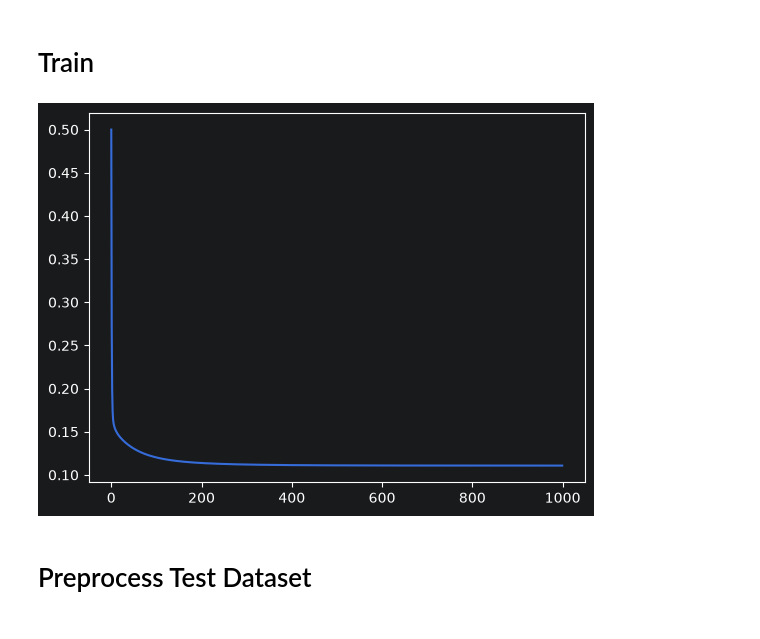
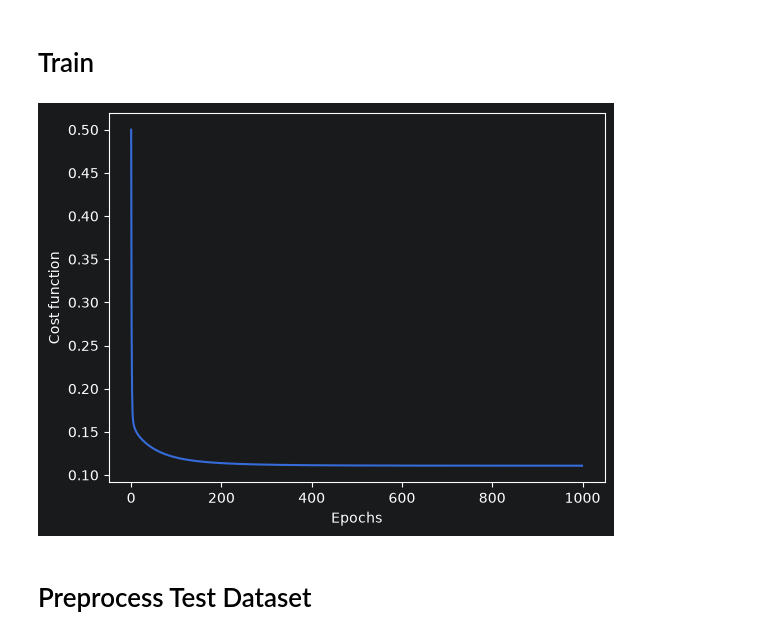
Before and after one commit to MANAS-AI-TaskPhase-26-27/sourashis-iv, a Jupyter notebook: Task1/lin_reg.ipynb, the cells around one changed output. Drawn from its saved outputs; the diff is of its cells as text; code cells hidden in the pictures.

```diff
--- a/Task1/lin_reg.ipynb
+++ b/Task1/lin_reg.ipynb
@@ -118,20 +104,22 @@ def destandardize(y):
 # %%
 EPOCHS = 1000
 
 x = np.hstack([np.ones((train.index.size, 1)), np.array(train.drop(columns=['close']))])
 y = np.array(train[['close']])
 weights = np.zeros((x.shape[1], 1))
 alpha = 0.1
 costs = np.zeros(EPOCHS)
 for i in range(EPOCHS):
-    hx = np.matmul(x, weights)
-    weights -= alpha * np.matmul(x.T, (hx - y)) / x.shape[0]
+    hx = x @ weights
+    weights -= alpha * (x.T @ (hx - y)) / x.shape[0]
     costs[i] = np.mean((hx-y)**2) / 2
 
+plt.xlabel('Epochs')
+plt.ylabel('Cost function')
 plt.plot(costs)
 plt.show()
 # %% [output]
-[figure, old version]
+[figure, new version]
 # %% [markdown]
 # Preprocess Test Dataset
 # %%
```
Also changed, not shown: parts of 5 cells of this notebook, 1 other file.
